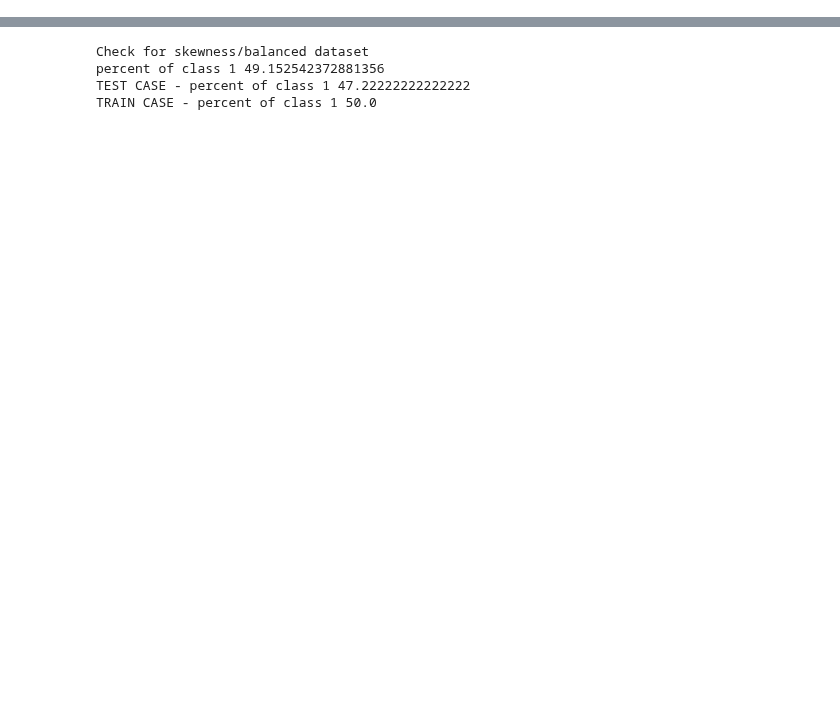
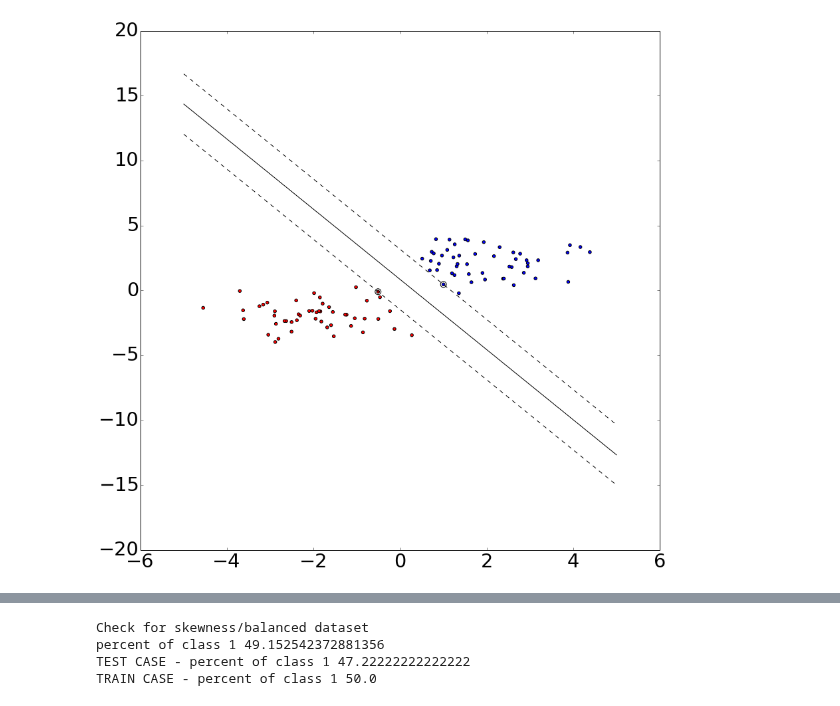
Before and after one commit to sintefmath/GeiloWinterSchool2018, a Jupyter notebook: course_material/svm.ipynb, the cells around one changed output, grey strips where cells are left out. Saved outputs shown, nothing was run; the diff lists cells and outputs as text; code cells hidden in the pictures; blank space fills up the shorter version.

Commit message:
Added Bias-Variance,Examples,intrepretability

```diff
--- a/course_material/svm.ipynb
+++ b/course_material/svm.ipynb
@@ -451,0 +539,81 @@ gamma=1000
+# %%
+from sklearn import svm
+
+# Source:  http://scikit-learn.org/stable/auto_examples/svm/plot_separating_hyperplane.html#example-svm-plot-separating-hyperplane-py
+
+np.random.seed(0)
+X = np.r_[np.random.randn(50, 2) - [2, 2], np.random.randn(50, 2) + [2, 2]]
+Y = ['r'] * 50 + ['b'] * 50
+
+# fit the model
+clf = svm.SVC(kernel='linear',C=1000)
+clf.fit(X, Y)
+
+print('weights: ')
+print(clf.coef_)
+print(' ')
+print('Intercept: ')
+print(clf.intercept_)
+print(' ')
+print(' ')
+print('Hyperplane Equation','ω^[T] x+ b = 0')
+print(' ')
+print('Equation - w[0]*x+w[1]*y+intercept=0')
+print(' ')
+print('So w[1]*y=-w[0]*x-intercept')
+print(' ')
+print('Now divide both sides by w[1], and you get')
+print(' ')
+print('y=-(w[0]/w[1])*x-intercept/w[1].')
+print(' ')
+# get the separating hyperplane
+w = clf.coef_[0]
+xx = np.linspace(-5, 5)
+yy = (-w[0] / w[1]) * xx - (clf.intercept_[0]) / w[1]
+
+
+margin = 1 / np.sqrt(np.sum(clf.coef_ ** 2))
+print('Margin compute',margin)
+# plot the parallels to the separating hyperplane that pass through the
+# support vectors
+b = clf.support_vectors_[0]
+
+Intercept_line_through_SV= (b[1] - (-w[0] / w[1]) * b[0])
+yy_down = (-w[0] / w[1]) * xx +  Intercept_line_through_SV
+
+b = clf.support_vectors_[-1]
+Intercept_line_through_SV= (b[1] - (-w[0] / w[1]) * b[0])
+yy_up = (-w[0] / w[1]) * xx + Intercept_line_through_SV
+
+# plot the line, the points, and the nearest vectors to the plane
+
+plt.figure(figsize=(14,14))
+plt.plot(xx, yy, 'k-')
+plt.plot(xx, yy_down, 'k--')
+plt.plot(xx, yy_up, 'k--')
+
+plt.scatter(clf.support_vectors_[:, 0], clf.support_vectors_[:, 1],
+           s=80, facecolors='none')
+plt.scatter(X[:, 0], X[:, 1], c=Y, cmap=plt.cm.Paired)
+
+X_train=X
+y_t=Y
+
+from sklearn.utils import shuffle
+X_train,y_t = shuffle(X_train,y_t)
+from sklearn.model_selection import learning_curve
+title = "Learning Curves"
+import matplotlib.pylab as pylab
+params = {'legend.fontsize': 'small',
+          'figure.figsize': (22, 5),
+         'axes.labelsize': 'small',
+         'axes.titlesize':'large',
+         'xtick.labelsize':'large',
+         'ytick.labelsize':'large'}
+pylab.rcParams.update(params)
+plt.rcParams['font.size']=24
+plt.rcParams['axes.labelsize']=24
+plt1,train_sizes, train_scores, test_scores=plot_learning_curve(clf,title,X_train,y_t, ylim=None,cv=3,n_jobs=1)
+#plt.axis('tight')
+#plt.show()
+# %% [output]
@@ -451,0 +638 @@ gamma=1000
+[figure, added]
```
Also changed, not shown: parts of 19 cells of this notebook, 2 other files.
